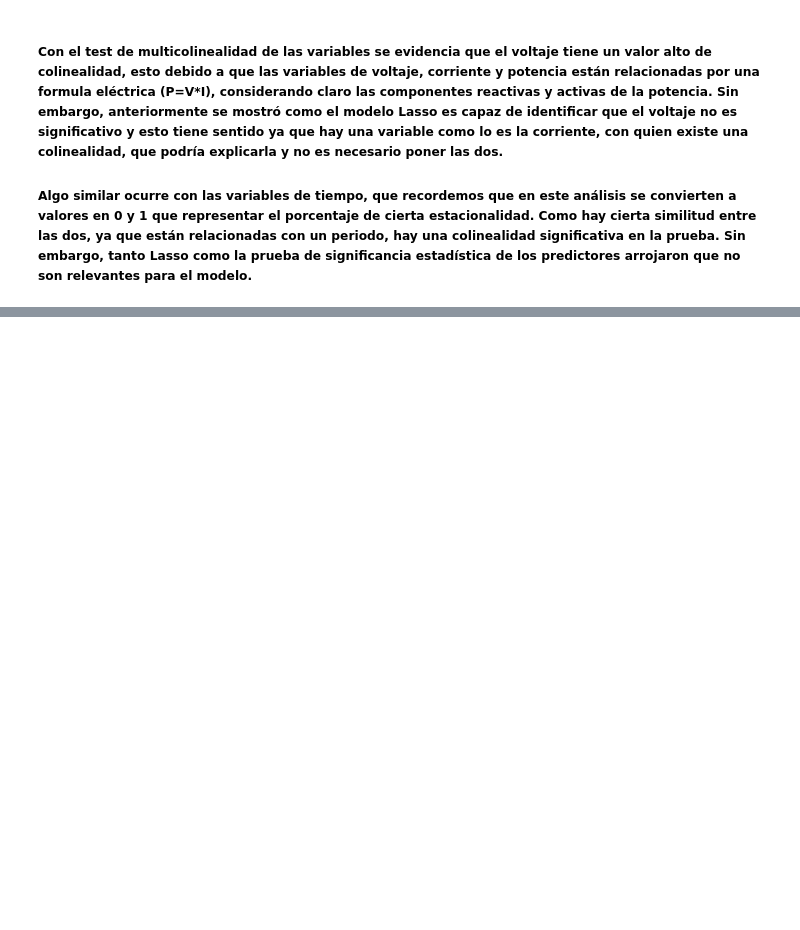
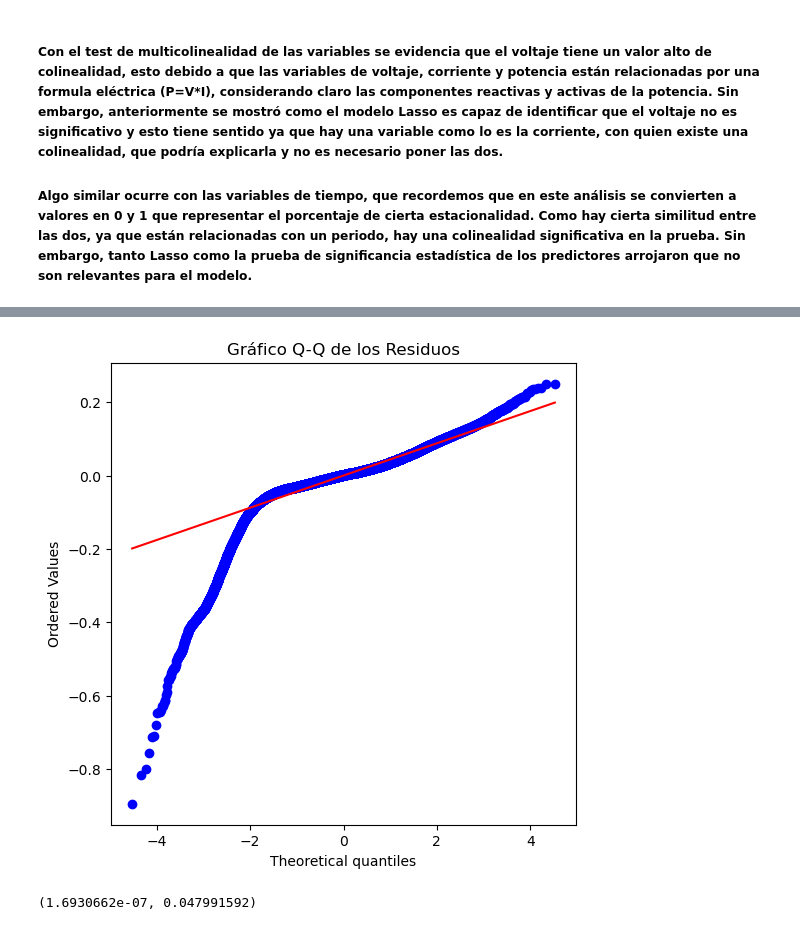
Before and after one commit to kevindmzapata/multivariate-statistics-course, a Jupyter notebook: TAREA_3/main.ipynb, the cells around one changed output, grey strips where cells are left out. Cells and saved outputs as stored; diff of their text form; code cells hidden in the pictures; blank space fills up the shorter version.

```diff
--- a/TAREA_3/main.ipynb
+++ b/TAREA_3/main.ipynb
@@ -515,0 +561,12 @@ vif_data
+# %%
+# Gráfico Q-Q
+plt.figure(figsize=(6, 6))
+stats.probplot(residuos, dist="norm", plot=plt)
+plt.title('Gráfico Q-Q de los Residuos')
+plt.show()
+# %% [output]
+[figure, added]
+# %%
+residuos.mean(), residuos.std()
+# %% [output]
+(1.6930662e-07, 0.047991592)
```
Also changed, not shown: parts of 15 cells of this notebook.
